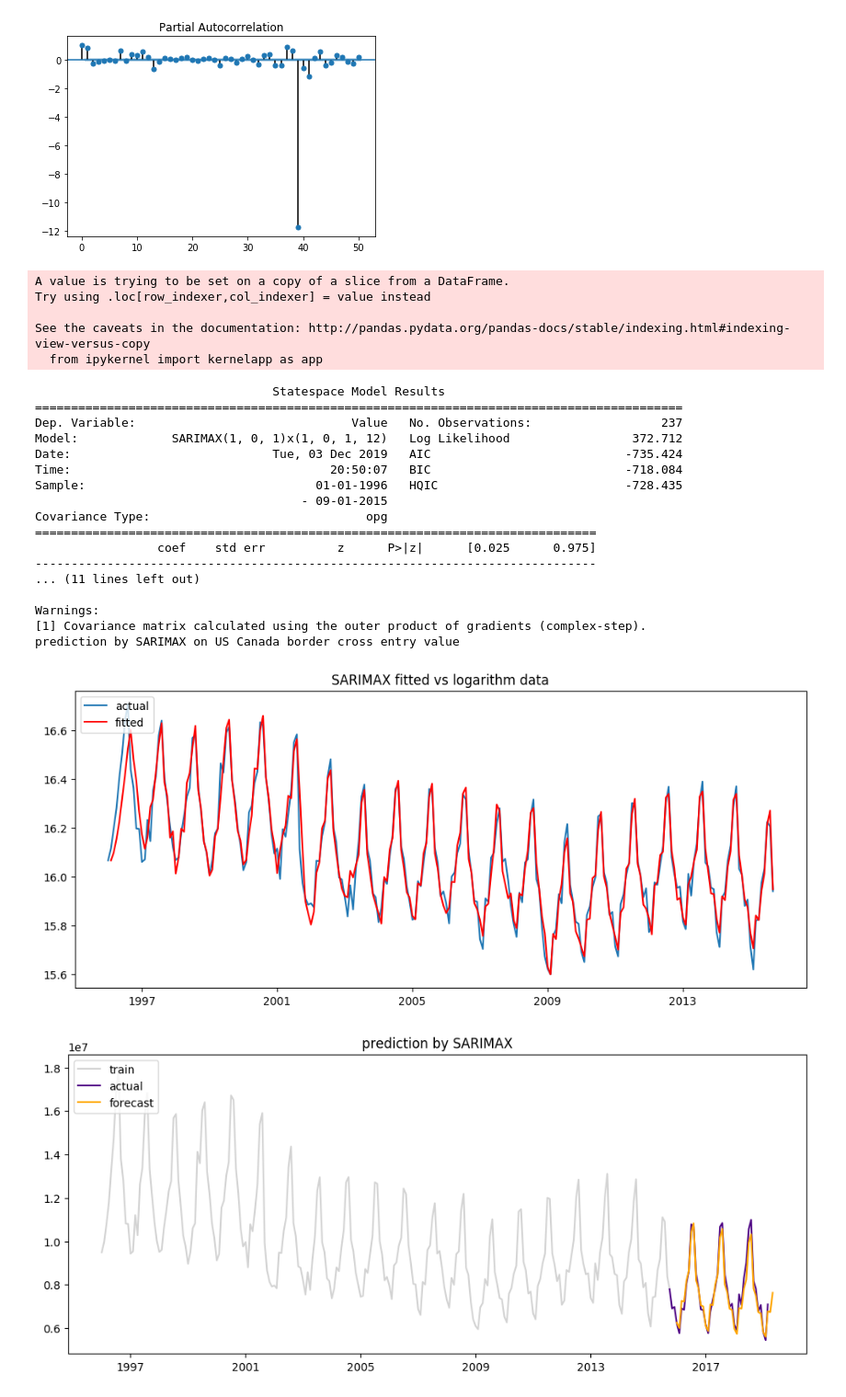
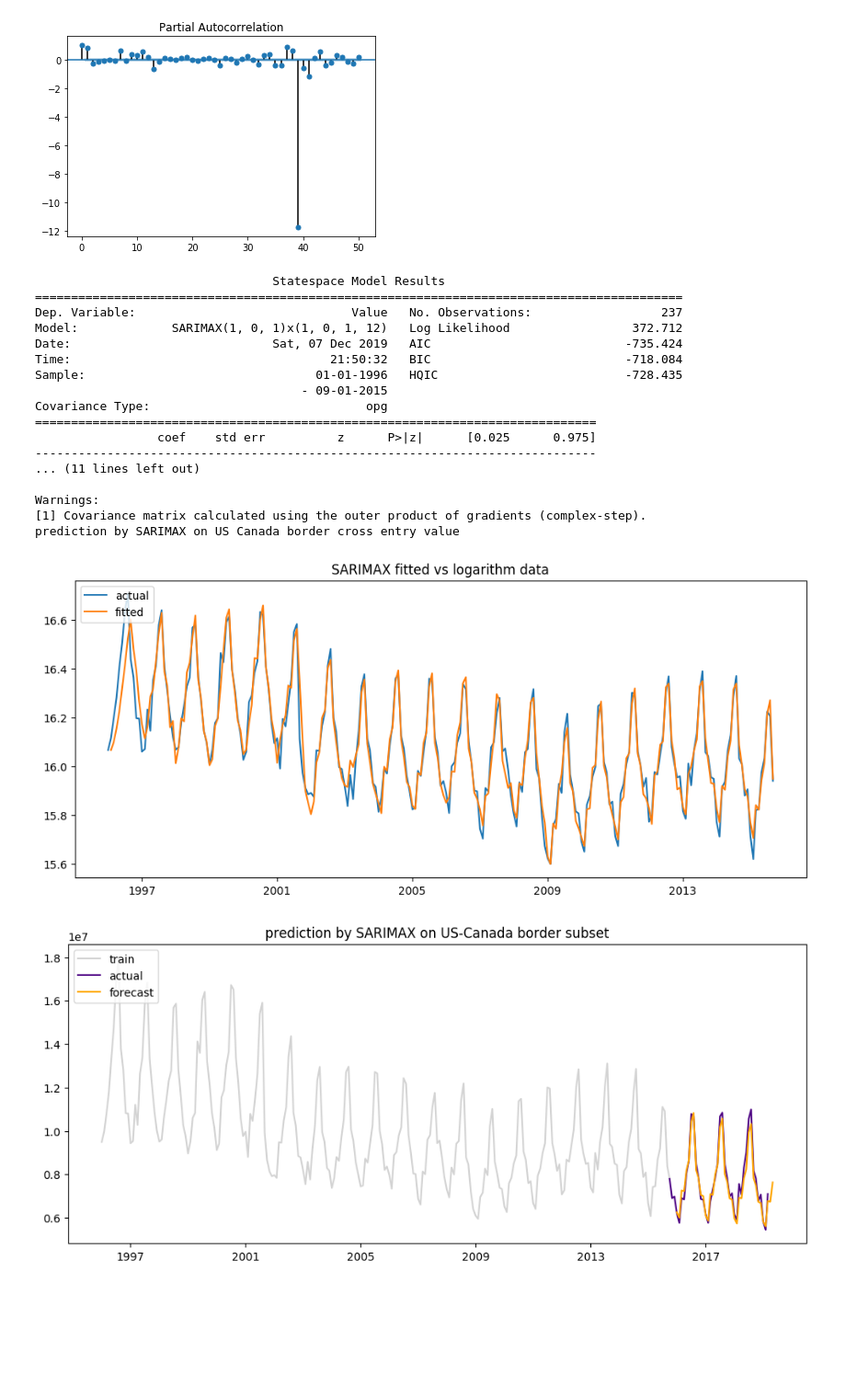
Before and after one commit to dynamic-duo-data-science/dynamicduo, a Jupyter notebook: notebooks/Time_Series_Modeling.ipynb, the cells around one changed output. Shown at 92% size. Saved outputs shown, nothing was run; the diff lists cells and outputs as text; code cells hidden in the pictures; blank space fills up the shorter version.

```diff
--- a/notebooks/Time_Series_Modeling.ipynb
+++ b/notebooks/Time_Series_Modeling.ipynb
@@ -70,12 +70,12 @@ Decomposition
 <Figure size 1200x500 with 0 Axes>
 [figure]
 # %%
-df_partial = df[(df['Measure'] == 'Trucks')]
-data = agg_monthly_value(df_partial)
-decompose_df(data_texas, 'Trucks')
+df_trucks = df[(df['Measure'] == 'Trucks')]
+data_trucks = agg_monthly_value(df_trucks)
+decompose_df(data_trucks, 'Trucks')
 
-df_partial = df[(df['Border'] == 'US-Mexico Border')]
-data = agg_monthly_value(df_partial)
-decompose_df(data_texas, 'US-Mexico Border')
+df_us_mx = df[(df['Border'] == 'US-Mexico Border')]
+data_us_mx = agg_monthly_value(df_us_mx)
+decompose_df(data_us_mx, 'US-Mexico Border')
 # %% [output]
 <Figure size 1200x500 with 0 Axes>
@@ -162,7 +150,7 @@ Use autocorrelation and partial autocorrelation for determining order of AR and
 [figure]
 set p to 1 and q to 1
 # %%
-def train_SARIMAX(df, order, seasonal_order):
+def train_SARIMAX(df, order, seasonal_order, title=None):
     from statsmodels.tsa.statespace.sarimax import SARIMAX
     df_log = log_df(df)
     index_p85 = int(len(df_log.index) * 0.85)
@@ -173,10 +161,13 @@ def train_SARIMAX(df, order, seasonal_order):
     print model_fit.summary()
     plt.figure(figsize=(12, 5), dpi=100)
     plt.plot(train, label='actual')
-    plt.plot(model_fit.fittedvalues[1:], color='red', label='fitted')
-    plt.title("SARIMAX fitted vs logarithm data")
+    plt.plot(model_fit.fittedvalues[1:], label='fitted')
+    plt_title = "SARIMAX fitted vs logarithm data"
+    if title is not None:
+        plt_title = "SARIMAX fitted vs log data on {} subset".format(title)
+    plt.title(plt_title)
     plt.legend(loc="upper left")
     return model_fit
 
-model_fit = train_SARIMAX(df_alaska, (1, 0, 1), (1,0,1,12))
+model_fit = train_SARIMAX(df_alaska, (1, 0, 1), (1,0,1,12), title="Alaska")
 # %% [output]
@@ -227,6 +203,6 @@ See the caveats in the documentation: http://pandas.pydata.org/pandas-docs/stabl
 [figure]
 # %%
-def SARIMAX_predict(model, df, start=240, end=300):
+def SARIMAX_predict(model, df, title=None, start=240, end=300):
     data = agg_monthly_value(df)
     #df_log = log_df(df)
     forecast_log = model.predict(start=start, end=end, dynamic=True)
@@ -237,7 +213,10 @@ def SARIMAX_predict(model, df, start=240, end=300):
     plt.plot(data[:index_p85 + 1], color='lightgrey', label='train')
     plt.plot(data[index_p85:], color='indigo', label='actual')
     plt.plot(forecast, color='orange', label='forecast')
-    plt.title("prediction by SARIMAX")
+    plt_title = "prediction by SARIMAX"
+    if title is not None:
+        plt_title = "prediction by SARIMAX on {} subset".format(title)
+    plt.title(plt_title)
     plt.legend(loc='upper left')
-SARIMAX_predict(model_fit, df_alaska)
+SARIMAX_predict(model_fit, df_alaska, "Alaska")
 # %% [output]
@@ -361,29 +325,24 @@ Use autocorrelation and partial autocorrelation for determining order of AR and
 # %%
 model_us_ca = train_SARIMAX(df_us_ca, (1, 0, 1), (1, 0, 1, 12))
 print "prediction by SARIMAX on US Canada border cross entry value"
-SARIMAX_predict(model_us_ca, df_us_ca, start=240, end=280)
+SARIMAX_predict(model_us_ca, df_us_ca, title="US-Canada border", start=240, end=280)
 # %% [output]
-A value is trying to be set on a copy of a slice from a DataFrame.
-Try using .loc[row_indexer,col_indexer] = value instead
+                                 Statespace Model Results
+==========================================================================================
+Dep. Variable:                              Value   No. Observations:                  237
+Model:             SARIMAX(1, 0, 1)x(1, 0, 1, 12)   Log Likelihood                 372.712
+Date:                            Sat, 07 Dec 2019   AIC                           -735.424
+Time:                                    21:50:32   BIC                           -718.084
+Sample:                                01-01-1996   HQIC                          -728.435
+                                     - 09-01-2015
+Covariance Type:                              opg
+==============================================================================
+                 coef    std err          z      P>|z|      [0.025      0.975]
+------------------------------------------------------------------------------
+... (11 lines left out)
 
-See the caveats in the documentation: http://pandas.pydata.org/pandas-docs/stable/indexing.html#indexing-view-versus-copy
-  from ipykernel import kernelapp as app
+Warnings:
+[1] Covariance matrix calculated using the outer product of gradients (complex-step).
+prediction by SARIMAX on US Canada border cross entry value
-                                 Statespace Model Results
-==========================================================================================
-Dep. Variable:                              Value   No. Observations:                  237
-Model:             SARIMAX(1, 0, 1)x(1, 0, 1, 12)   Log Likelihood                 372.712
-Date:                            Tue, 03 Dec 2019   AIC                           -735.424
-Time:                                    20:50:07   BIC                           -718.084
-Sample:                                01-01-1996   HQIC                          -728.435
-                                     - 09-01-2015
-Covariance Type:                              opg
-==============================================================================
-                 coef    std err          z      P>|z|      [0.025      0.975]
-------------------------------------------------------------------------------
-... (11 lines left out)
-
-Warnings:
-[1] Covariance matrix calculated using the outer product of gradients (complex-step).
-prediction by SARIMAX on US Canada border cross entry value
-[figure, old version]
+[figure, new version]
-[figure, old version]
+[figure, new version]
```
Also changed, not shown: parts of 9 cells of this notebook, 1 other file.
